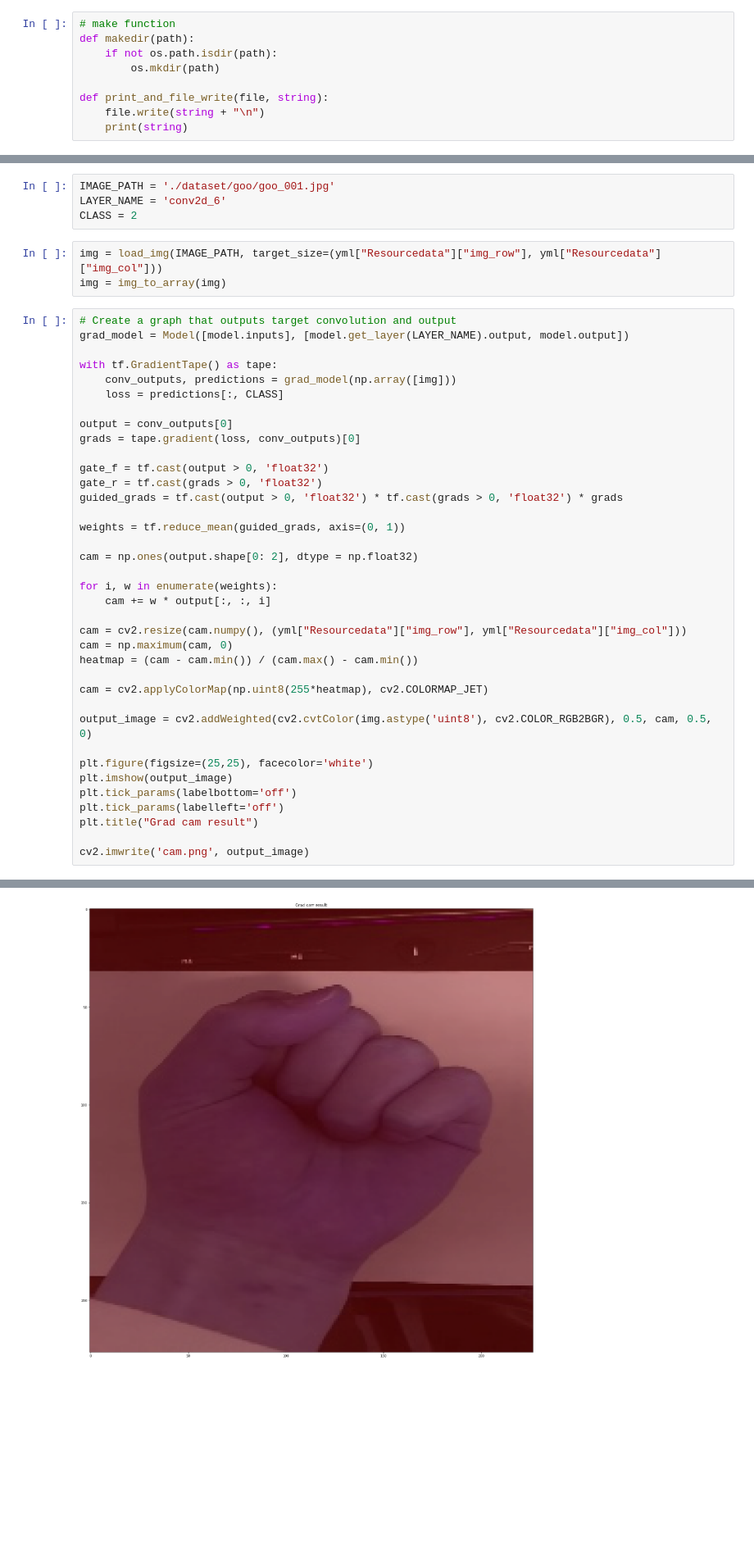
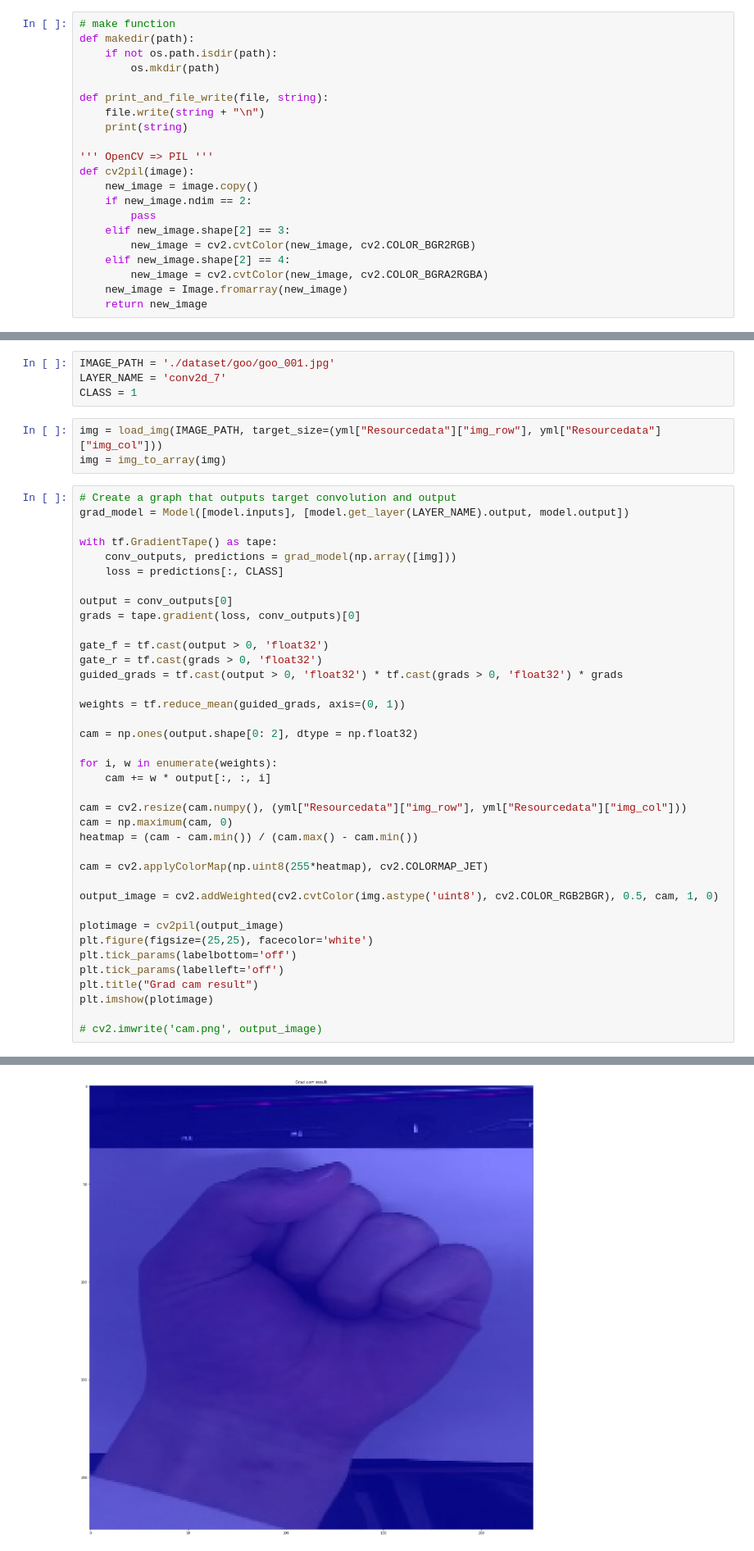
Before and after one commit to naikasann/Keras_prototype_create_system, a Jupyter notebook: train/analyze_test.ipynb, the cells around one changed output, grey strips where cells are left out. Shown at 82% size. Cells and saved outputs as stored; diff of their text form; blank space fills up the shorter version.

```diff
--- a/train/analyze_test.ipynb
+++ b/train/analyze_test.ipynb
@@ -37,6 +38,18 @@ def makedir(path):
 def print_and_file_write(file, string):
     file.write(string + "\n")
     print(string)
+
+''' OpenCV => PIL '''
+def cv2pil(image):
+    new_image = image.copy()
+    if new_image.ndim == 2:
+        pass
+    elif new_image.shape[2] == 3:
+        new_image = cv2.cvtColor(new_image, cv2.COLOR_BGR2RGB)
+    elif new_image.shape[2] == 4:
+        new_image = cv2.cvtColor(new_image, cv2.COLOR_BGRA2RGBA)
+    new_image = Image.fromarray(new_image)
+    return new_image
 # %%
 # open congig yaml file.
 print("open config file...")
@@ -326,8 +339,8 @@ pprint.pprint(names, compact=True)
 入力画像を選択する
 # %%
 IMAGE_PATH = './dataset/goo/goo_001.jpg'
-LAYER_NAME = 'conv2d_6'
-CLASS = 2
+LAYER_NAME = 'conv2d_7'
+CLASS = 1
 # %%
 img = load_img(IMAGE_PATH, target_size=(yml["Resourcedata"]["img_row"], yml["Resourcedata"]["img_col"]))
 img = img_to_array(img)
@@ -359,13 +372,14 @@ heatmap = (cam - cam.min()) / (cam.max() - cam.min())
 
 cam = cv2.applyColorMap(np.uint8(255*heatmap), cv2.COLORMAP_JET)
 
-output_image = cv2.addWeighted(cv2.cvtColor(img.astype('uint8'), cv2.COLOR_RGB2BGR), 0.5, cam, 0.5, 0)
+output_image = cv2.addWeighted(cv2.cvtColor(img.astype('uint8'), cv2.COLOR_RGB2BGR), 0.5, cam, 1, 0)
 
+plotimage = cv2pil(output_image)
 plt.figure(figsize=(25,25), facecolor='white')
-plt.imshow(output_image)
 plt.tick_params(labelbottom='off')
 plt.tick_params(labelleft='off')
 plt.title("Grad cam result")
+plt.imshow(plotimage)
 
-cv2.imwrite('cam.png', output_image)
+# cv2.imwrite('cam.png', output_image)
 # %% [output]
@@ -373 +387 @@ True
-[figure, old version]
+[figure, new version]
```
Also changed, not shown: parts of 2 cells of this notebook.
